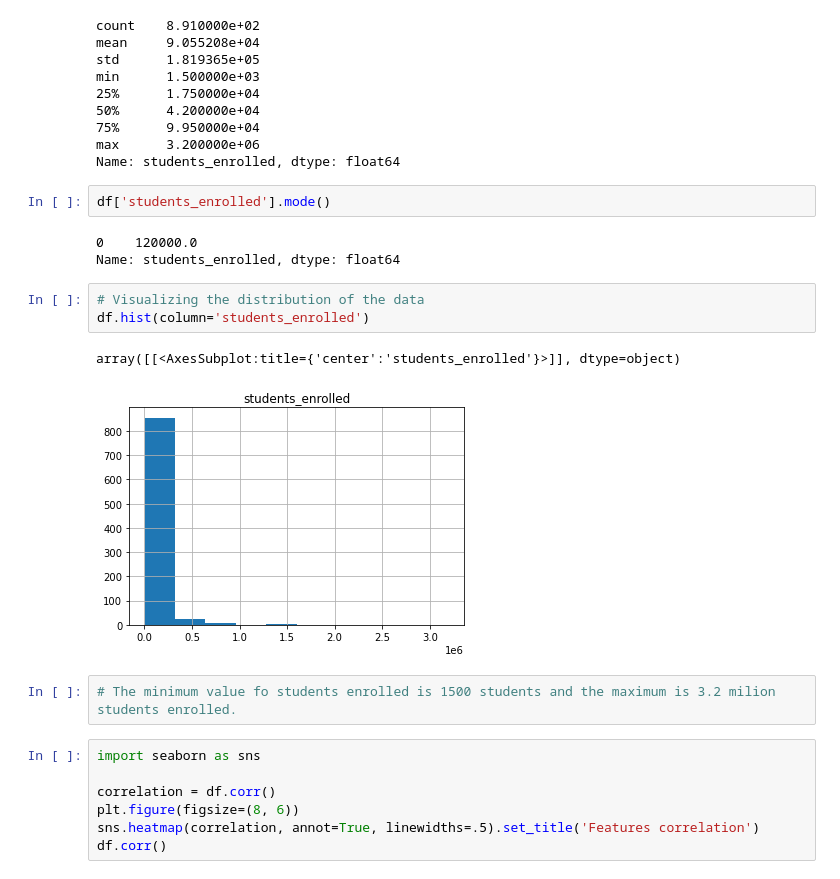
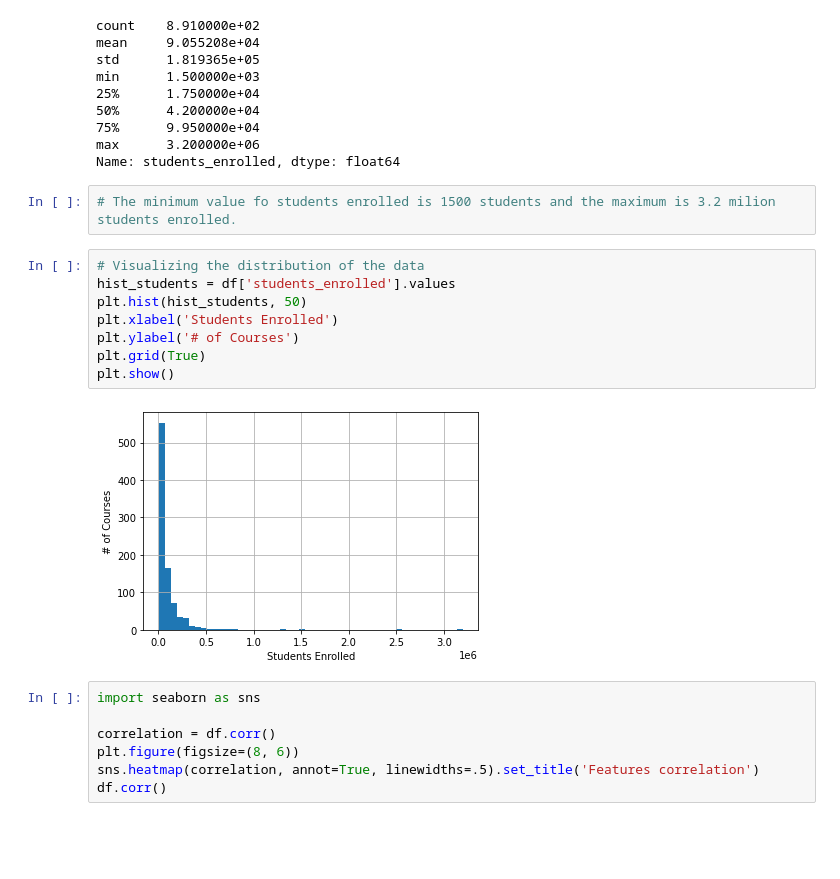
Before and after one commit to patosorio/Coursera-course-analysis, a Jupyter notebook: Coursera Course Analysis.ipynb, the cells around one changed output. Saved outputs shown, nothing was run; the diff lists cells and outputs as text; blank space fills up the shorter version.

```diff
--- a/Coursera Course Analysis.ipynb
+++ b/Coursera Course Analysis.ipynb
@@ -285,19 +292,18 @@ min      1.500000e+03
 75%      9.950000e+04
 max      3.200000e+06
 Name: students_enrolled, dtype: float64
-# %%
-df['students_enrolled'].mode()
-# %% [output]
-0    120000.0
-Name: students_enrolled, dtype: float64
-# %%
-# Visualizing the distribution of the data
-df.hist(column='students_enrolled')
-# %% [output]
-array([[<AxesSubplot:title={'center':'students_enrolled'}>]], dtype=object)
-[figure, removed]
-# %%
-# The minimum value fo students enrolled is 1500 students and the maximum is 3.2 milion students enrolled.
+# %%
+# The minimum value fo students enrolled is 1500 students and the maximum is 3.2 milion students enrolled.
+# %%
+# Visualizing the distribution of the data
+hist_students = df['students_enrolled'].values
+plt.hist(hist_students, 50)
+plt.xlabel('Students Enrolled')
+plt.ylabel('# of Courses')
+plt.grid(True)
+plt.show()
+# %% [output]
+[figure, added]
 # %%
 import seaborn as sns
 
```
Also changed, not shown: parts of 37 cells of this notebook.
